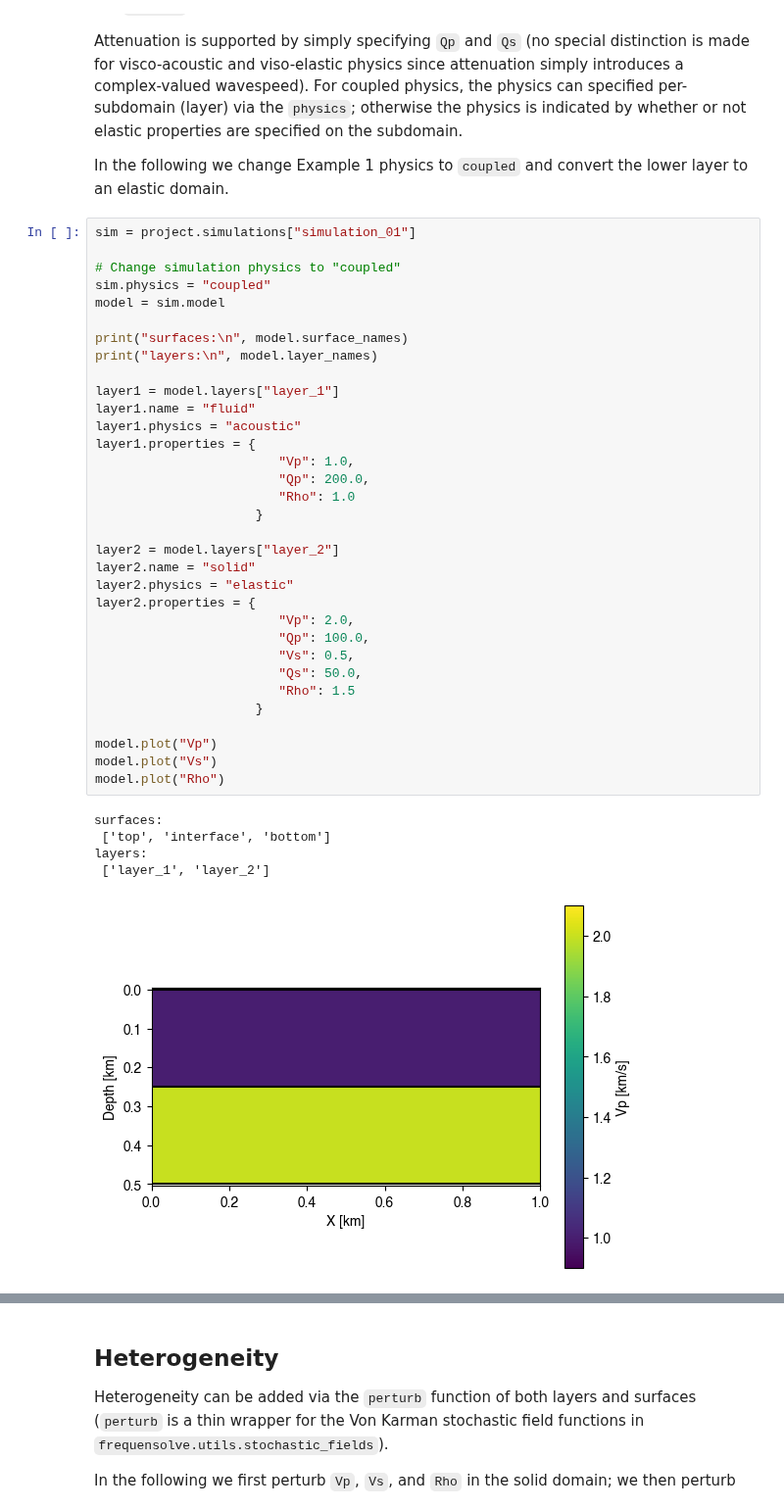
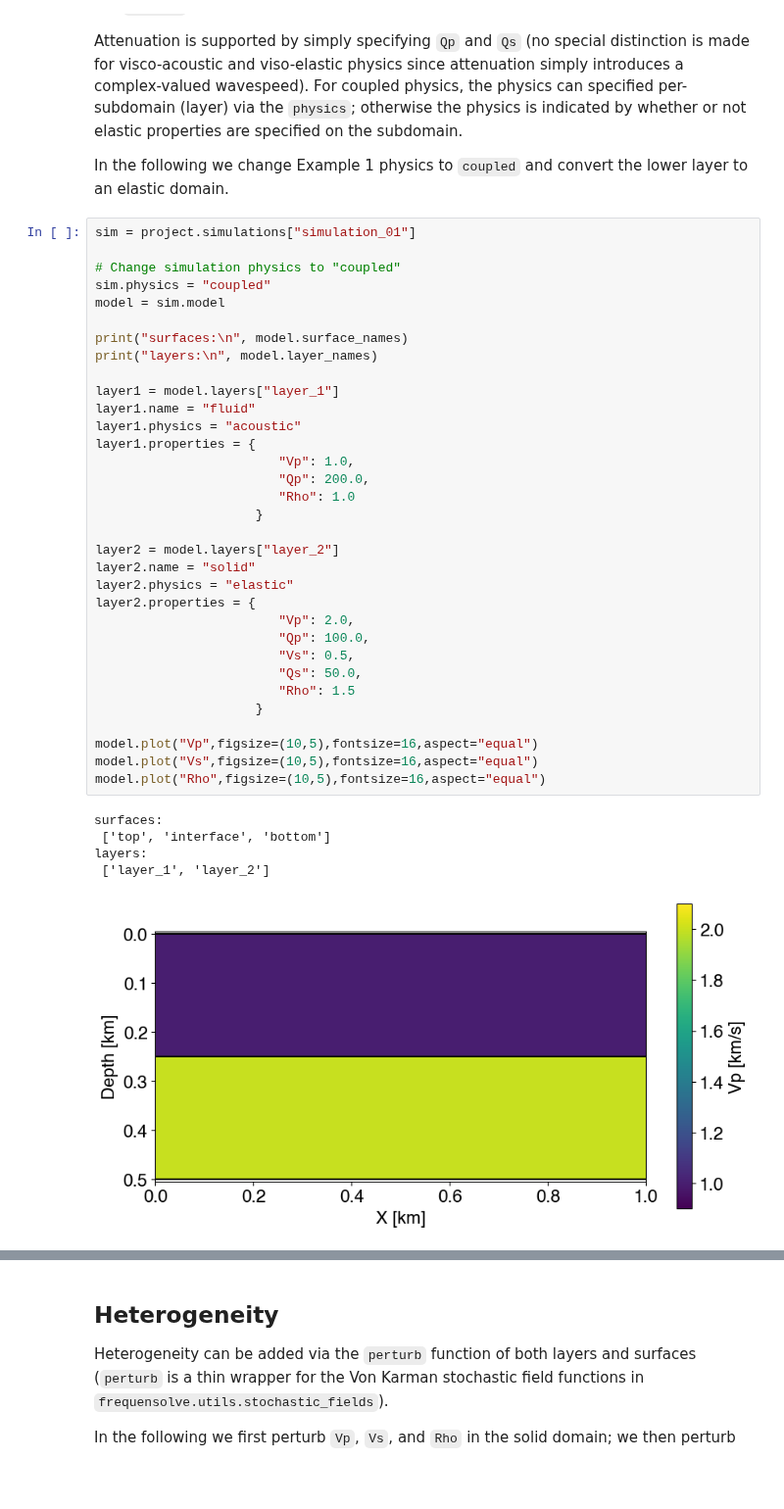
Before and after one commit to FrequenSol/FrequenSolve, a Jupyter notebook: examples/ex02_coupled.ipynb, the cells around one changed output, grey strips where cells are left out. Shown at 98% size. Cells and saved outputs as stored; diff of their text form; blank space fills up the shorter version.

```diff
--- a/examples/ex02_coupled.ipynb
+++ b/examples/ex02_coupled.ipynb
@@ -34,34 +34,34 @@ sim.physics = "coupled"
 model = sim.model
 
 print("surfaces:\n", model.surface_names)
 print("layers:\n", model.layer_names)
 
 layer1 = model.layers["layer_1"]
 layer1.name = "fluid"
 layer1.physics = "acoustic"
 layer1.properties = {
                         "Vp": 1.0,
                         "Qp": 200.0,
                         "Rho": 1.0
                      }
 
 layer2 = model.layers["layer_2"]
 layer2.name = "solid"
 layer2.physics = "elastic"
 layer2.properties = {
                         "Vp": 2.0,
                         "Qp": 100.0,
                         "Vs": 0.5,
                         "Qs": 50.0,
                         "Rho": 1.5
                      }
 
-model.plot("Vp")
-model.plot("Vs")
-model.plot("Rho")
+model.plot("Vp",figsize=(10,5),fontsize=16,aspect="equal")
+model.plot("Vs",figsize=(10,5),fontsize=16,aspect="equal")
+model.plot("Rho",figsize=(10,5),fontsize=16,aspect="equal")
 # %% [output]
 surfaces:
  ['top', 'interface', 'bottom']
 layers:
  ['layer_1', 'layer_2']
-[figure, old version]
+[figure, new version]
```
Also changed, not shown: parts of 5 cells of this notebook, 24 other files.
